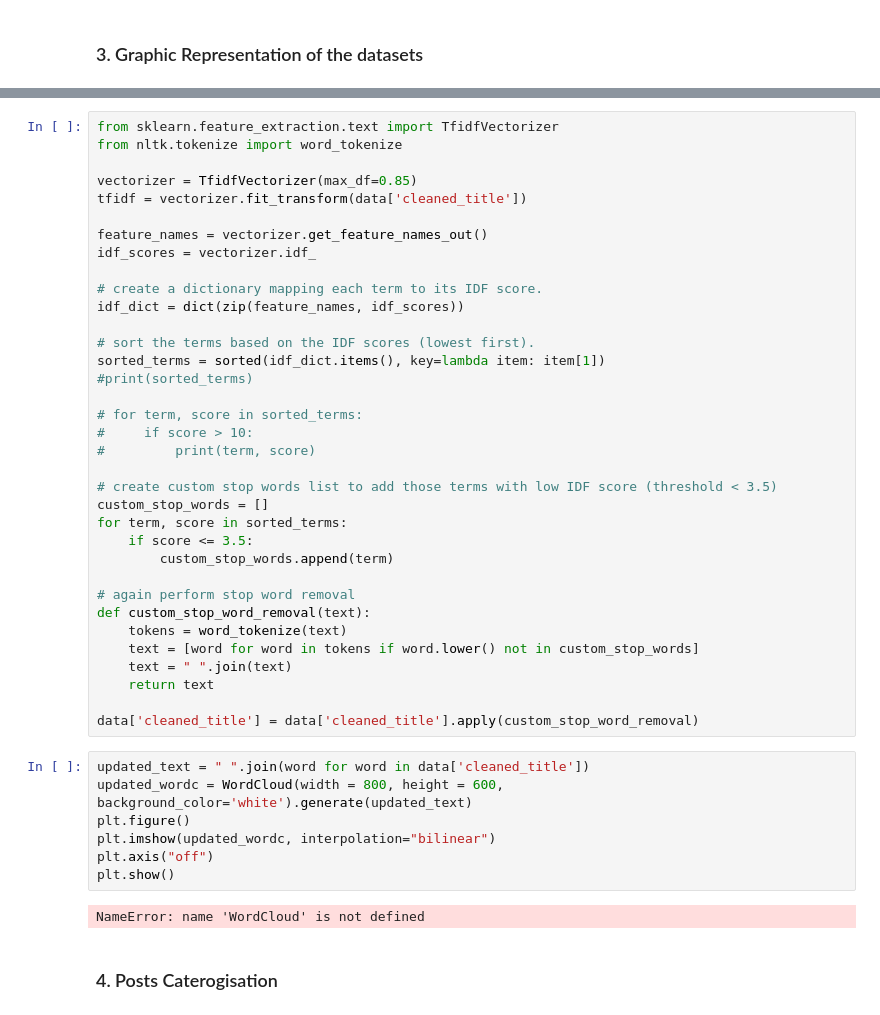
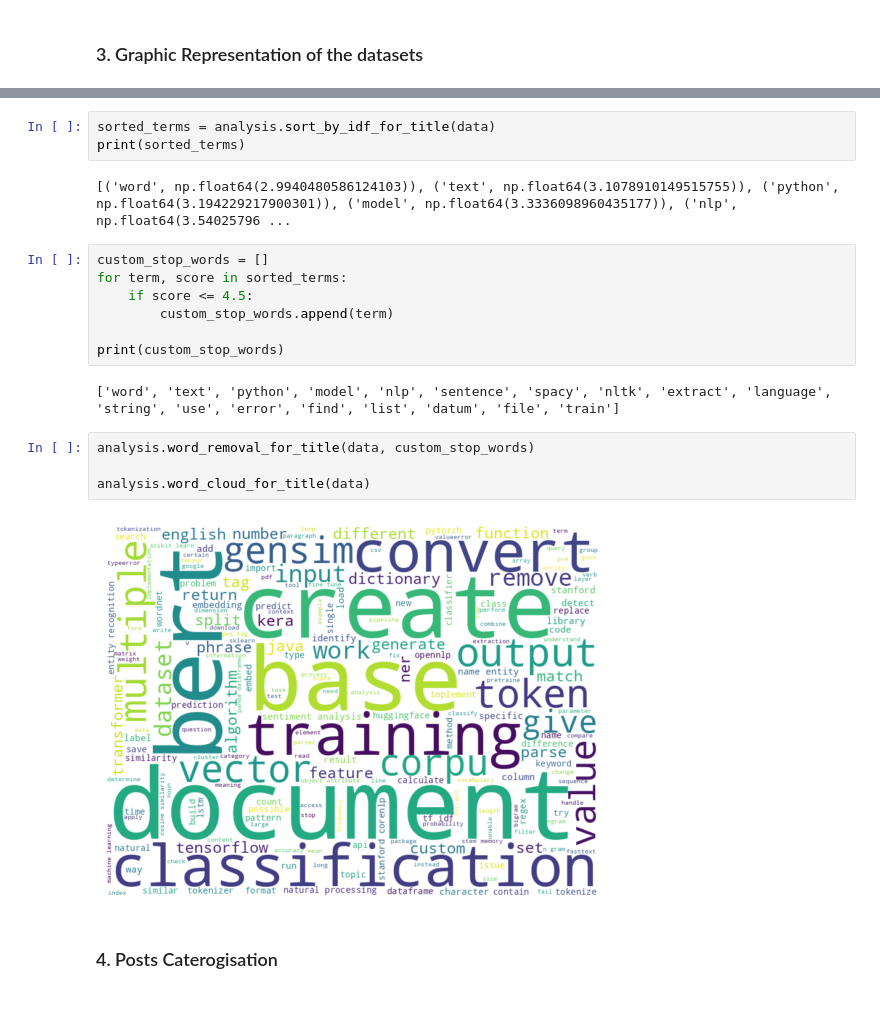
Before and after one commit to GuGu97/NLP_A2_2025, a Jupyter notebook: main.ipynb, the cells around one changed output, grey strips where cells are left out. Saved outputs shown, nothing was run; the diff lists cells and outputs as text.

```diff
--- a/main.ipynb
+++ b/main.ipynb
@@ -33,47 +33,23 @@ analysis.word_cloud_for_title(data)
-# %%
-from sklearn.feature_extraction.text import TfidfVectorizer
-from nltk.tokenize import word_tokenize
-
-vectorizer = TfidfVectorizer(max_df=0.85)
-tfidf = vectorizer.fit_transform(data['cleaned_title'])
-
-feature_names = vectorizer.get_feature_names_out()
-idf_scores = vectorizer.idf_
-
-# create a dictionary mapping each term to its IDF score.
-idf_dict = dict(zip(feature_names, idf_scores))
-
-# sort the terms based on the IDF scores (lowest first).
-sorted_terms = sorted(idf_dict.items(), key=lambda item: item[1])
-#print(sorted_terms)
-
-# for term, score in sorted_terms:
-#     if score > 10:
-#         print(term, score)
-
-# create custom stop words list to add those terms with low IDF score (threshold < 3.5)
-custom_stop_words = []
-for term, score in sorted_terms:
-    if score <= 3.5:
-        custom_stop_words.append(term)
-
-# again perform stop word removal
-def custom_stop_word_removal(text):
-    tokens = word_tokenize(text)
-    text = [word for word in tokens if word.lower() not in custom_stop_words]
-    text = " ".join(text)
-    return text
-
-data['cleaned_title'] = data['cleaned_title'].apply(custom_stop_word_removal)
-# %%
-updated_text = " ".join(word for word in data['cleaned_title'])
-updated_wordc = WordCloud(width = 800, height = 600, background_color='white').generate(updated_text)
-plt.figure()
-plt.imshow(updated_wordc, interpolation="bilinear")
-plt.axis("off")
-plt.show()
-# %% [output]
-NameError: name 'WordCloud' is not defined
+# %%
+sorted_terms = analysis.sort_by_idf_for_title(data)
+print(sorted_terms)
+# %% [output]
+[('word', np.float64(2.9940480586124103)), ('text', np.float64(3.1078910149515755)), ('python', np.float64(3.194229217900301)), ('model', np.float64(3.3336098960435177)), ('nlp', np.float64(3.54025796 ...
+# %%
+custom_stop_words = []
+for term, score in sorted_terms:
+    if score <= 4.5:
+        custom_stop_words.append(term)
+
+print(custom_stop_words)
+# %% [output]
+['word', 'text', 'python', 'model', 'nlp', 'sentence', 'spacy', 'nltk', 'extract', 'language', 'string', 'use', 'error', 'find', 'list', 'datum', 'file', 'train']
+# %%
+analysis.word_removal_for_title(data, custom_stop_words)
+
+analysis.word_cloud_for_title(data)
+# %% [output]
+[figure, added]
 # %% [markdown]
 ### 4. Posts Caterogisation
 # %% [markdown]
```
Also changed, not shown: parts of 1 cell of this notebook, 1 other file.
